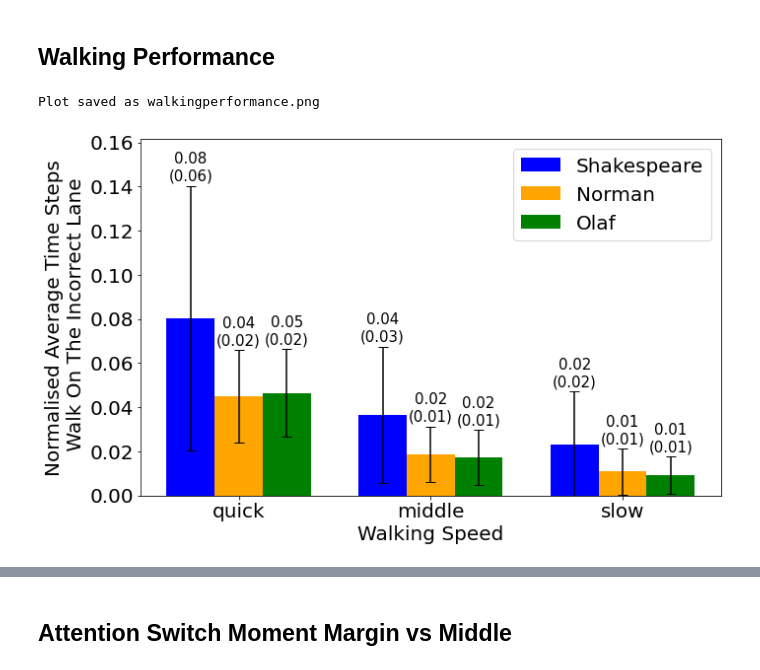
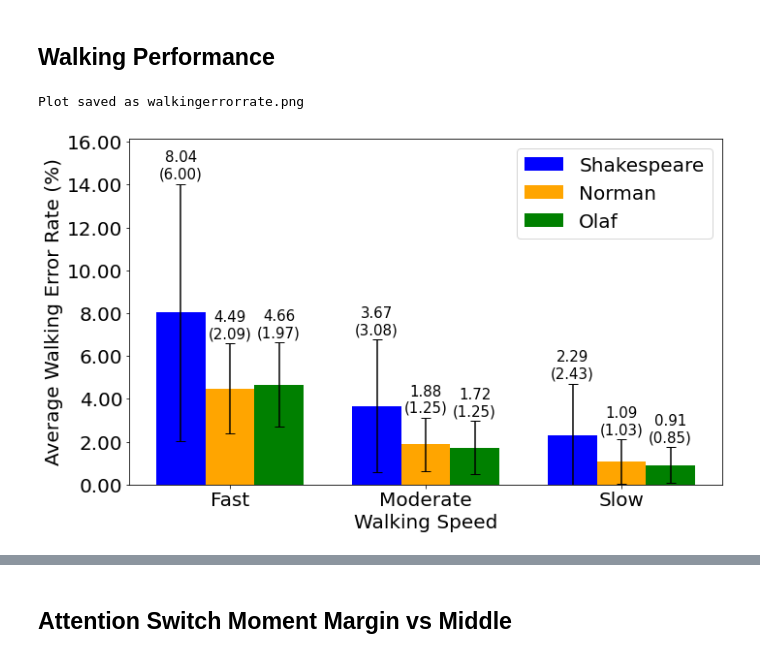
Before and after one commit to BaiYunpeng1949/heads-up-multitasker, a Jupyter notebook: hrl/envs/supervisory_control/results/Figure Drawer Supervisory Control Simulation Results.ipynb, the cells around one changed output, grey strips where cells are left out. Saved outputs shown, nothing was run; the diff lists cells and outputs as text; code cells hidden in the pictures.

```diff
--- a/hrl/envs/supervisory_control/results/Figure Drawer Supervisory Control Simulation Results.ipynb
+++ b/hrl/envs/supervisory_control/results/Figure Drawer Supervisory Control Simulation Results.ipynb
@@ -102,7 +102,7 @@ data_a = extract_data_for_agent(df_a, 'num_attention_switches', event_levels)
 data_b = extract_data_for_agent(df_b, 'num_attention_switches', event_levels)
 data_c = extract_data_for_agent(df_c, 'num_attention_switches', event_levels)
 
-x_labels = ["quick", "middle", "slow"]
+x_labels = ["Fast", "Moderate", "Slow"]
 x = np.arange(len(x_labels))
 
 def calculate_mean_and_sem(data):
@@ -249,7 +296,7 @@ data_a = extract_data_for_agent(df_a, 'reading_speed', event_levels)
 data_b = extract_data_for_agent(df_b, 'reading_speed', event_levels)
 data_c = extract_data_for_agent(df_c, 'reading_speed', event_levels)
 
-x_labels = ["quick", "middle", "slow"]
+x_labels = ["Fast", "Moderate", "Slow"]
 x = np.arange(len(x_labels))
 
 def calculate_mean_and_sem(data):
@@ -293,7 +340,7 @@ all_sems = sem_a + sem_b + sem_c
 adjust_ylim(ax, all_means, all_sems)
 
 ax.set_xlabel("Walking Speed", fontsize=20)
-ax.set_ylabel("Normalised Average Reading Speed", fontsize=20)
+ax.set_ylabel("Average Reading Speed \n (words per step)", fontsize=20)
 ax.set_xticks(x)
 ax.set_xticklabels(x_labels, fontsize=20)
 ax.tick_params(axis='y', labelsize=20)  # Adjust the fontsize as desired for y-axis
@@ -380,6 +474,7 @@ means_a, sem_a
 import numpy as np
 import pandas as pd
 import matplotlib.pyplot as plt
+from matplotlib.ticker import FixedLocator
 
 # Assuming the combined_df and extract_data_for_agent() function is already defined
 event_levels = combined_df['event_update_level'].unique()
@@ -387,7 +482,7 @@ data_a = extract_data_for_agent(df_a, 'inform_loss', event_levels)
 data_b = extract_data_for_agent(df_b, 'inform_loss', event_levels)
 data_c = extract_data_for_agent(df_c, 'inform_loss', event_levels)
 
-x_labels = ["quick", "middle", "slow"]
+x_labels = ["Fast", "Moderate", "Slow"]
 x = np.arange(len(x_labels))
 
 # Adjusted to calculate STD
@@ -400,6 +495,16 @@ def calculate_normalized_mean_and_std(data, total_steps):
 total_steps_a = df_a['total_steps'].iloc[0]
 total_steps_b = df_b['total_steps'].iloc[0]
 total_steps_c = df_c['total_steps'].iloc[0]
+
+# # Revised mean and std: on the time steps walk on the correct lane
+# def calculate_normalized_mean_and_std(data_loss, data_total):
+#     means = [np.mean((total - loss) / 1) for total, loss in zip(data_total, data_loss)]
+#     stds = [np.std((total - loss) / 1) for total, loss in zip(data_total, data_loss)]
+#     return means, stds
+
+# total_steps_a = [df_a['total_steps'].iloc[0]] * len(data_a)
+# total_steps_b = [df_b['total_steps'].iloc[0]] * len(data_b)
+# total_steps_c = [df_c['total_steps'].iloc[0]] * len(data_c)
 
 means_a, std_a = calculate_normalized_mean_and_std(data_a, total_steps_a)
 means_b, std_b = calculate_normalized_mean_and_std(data_b, total_steps_b)
@@ -419,39 +524,44 @@ colors = ['blue', 'orange', 'green']
 def annotate_bars(ax, rects, means, stds):
     for i, rect in enumerate(rects):
         height = rect.get_height()
-        ax.annotate(f"{means[i]:.2f}\n({stds[i]:.2f})",
+        ax.annotate(f"{100*means[i]:.2f}\n({100*stds[i]:.2f})",
                    (rect.get_x() + rect.get_width() / 2., height + stds[i] + 0.001),
                    ha='center', va='bottom', fontsize=15)
 
 rects_a = ax.bar(x - bar_width, means_a, yerr=std_a, color=colors[0], width=bar_width, label='Shakespeare', capsize=5)
 rects_b = ax.bar(x, means_b, yerr=std_b, color=colors[1], width=bar_width, label='Norman', capsize=5)
 rects_c = ax.bar(x + bar_width, means_c, yerr=std_c, color=colors[2], width=bar_width, label='Olaf', capsize=5)
 
 annotate_bars(ax, rects_a, means_a, std_a)
 annotate_bars(ax, rects_b, means_b, std_b)
 annotate_bars(ax, rects_c, means_c, std_c)
 
 # Adjust y-axis limits
 all_means = means_a + means_b + means_c
 all_stds = std_a + std_b + std_c
 adjust_ylim(ax, all_means, all_stds)
 
+# Adjust the ytick labels
+y_values = ax.get_yticks()
+ax.set_yticklabels(['{:.2f}'.format(100 * val) for val in y_values])
+ax.yaxis.set_major_locator(FixedLocator(y_values))
+
 # ax.set_title("Inform Loss Across Different Background Event Update Levels", fontsize=14, fontweight='bold')
 ax.set_xlabel("Walking Speed", fontsize=20)
-ax.set_ylabel("Normalised Average Time Steps\n Walk On The Incorrect Lane", fontsize=20)
+ax.set_ylabel("Average Walking Error Rate (%)", fontsize=20)
 ax.set_xticks(x)
 ax.set_xticklabels(x_labels, fontsize=20)
 ax.tick_params(axis='y', labelsize=20)  # Adjust the fontsize as desired for y-axis
 
 ax.legend(fontsize=20)
 
 plt.tight_layout()
 
 # Save the plot to a local file
-output_filename = 'walkingperformance.png'
+output_filename = 'walkingerrorrate.png'
 plt.savefig(output_filename, dpi=300, bbox_inches='tight')
 print(f'Plot saved as {output_filename}')
 plt.show()
 # %% [output]
-Plot saved as walkingperformance.png
+Plot saved as walkingerrorrate.png
-[figure, old version]
+[figure, new version]
```
Also changed, not shown: parts of 6 cells of this notebook, 6 other files.
